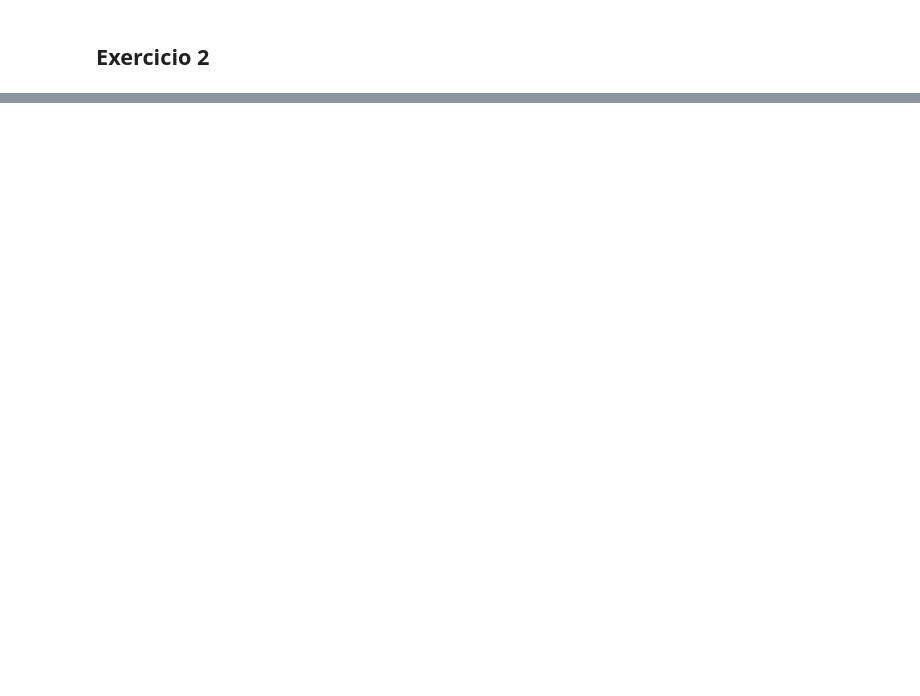
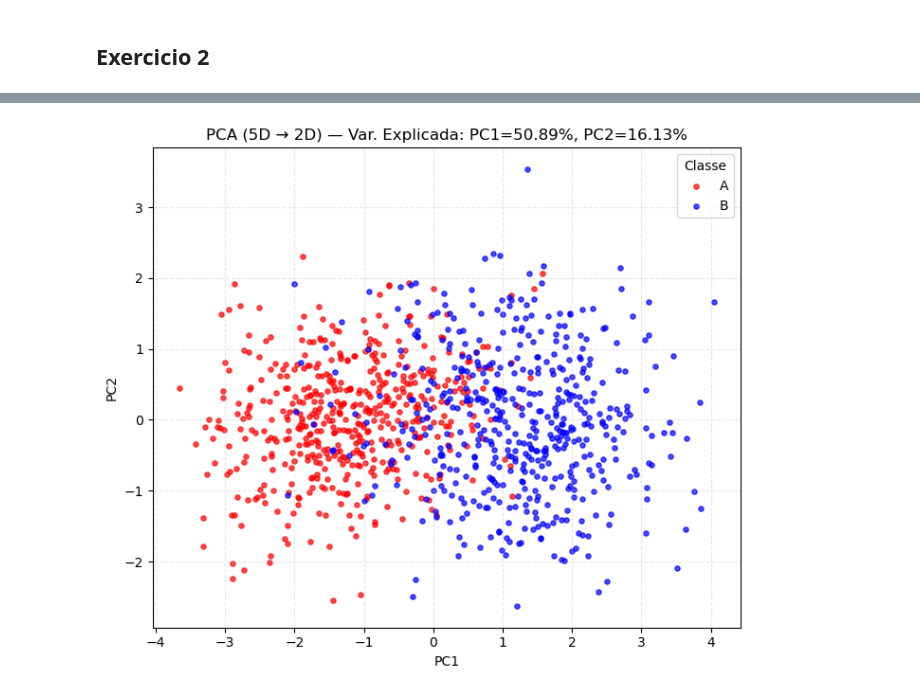
Before and after one commit to EduSelber/Redes-Neurais---Deep-Learning, a Jupyter notebook: 1.Data/codes.ipynb, the cells around one changed output, grey strips where cells are left out. Drawn from its saved outputs; the diff is of its cells as text; code cells hidden in the pictures; blank space fills up the shorter version.

```diff
--- a/1.Data/codes.ipynb
+++ b/1.Data/codes.ipynb
@@ -62,0 +121,56 @@ Error:
+# %%
+
+import numpy as np
+import pandas as pd
+import matplotlib.pyplot as plt
+from sklearn.preprocessing import StandardScaler
+from sklearn.decomposition import PCA
+
+
+try:
+    df
+except NameError:
+    df = pd.read_csv("dataset_classes_A_B_5d.csv")
+
+
+X = df[['x1', 'x2', 'x3', 'x4', 'x5']].to_numpy()
+y = df['class'].to_numpy()
+
+
+X_std = StandardScaler().fit_transform(X)
+pca = PCA(n_components=2, random_state=42)
+X_2d = pca.fit_transform(X_std)
+
+
+plot_df = pd.DataFrame({
+    'PC1': X_2d[:, 0],
+    'PC2': X_2d[:, 1],
+    'class': y
+})
+
+
+class_to_color = {
+    'class_A': (1.0, 0.0, 0.0),
+    'class_B': (0.0, 0.0, 1.0)
+}
+
+plt.figure(figsize=(7, 6))
+for label, color in class_to_color.items():
+    subset = plot_df[plot_df['class'] == label]
+    plt.scatter(
+        subset['PC1'], subset['PC2'],
+        s=14, alpha=0.7, label=label.replace('class_', '').upper(),
+        c=[color]
+    )
+
+# informações do gráfico
+exp_var = pca.explained_variance_ratio_
+plt.title(f"PCA (5D → 2D) — Var. Explicada: PC1={exp_var[0]:.2%}, PC2={exp_var[1]:.2%}")
+plt.xlabel("PC1")
+plt.ylabel("PC2")
+plt.legend(title="Classe")
+plt.grid(True, linestyle='--', alpha=0.3)
+plt.tight_layout()
+plt.show()
+# %% [output]
+[figure, added]
```
Also changed, not shown: parts of 2 cells of this notebook.
